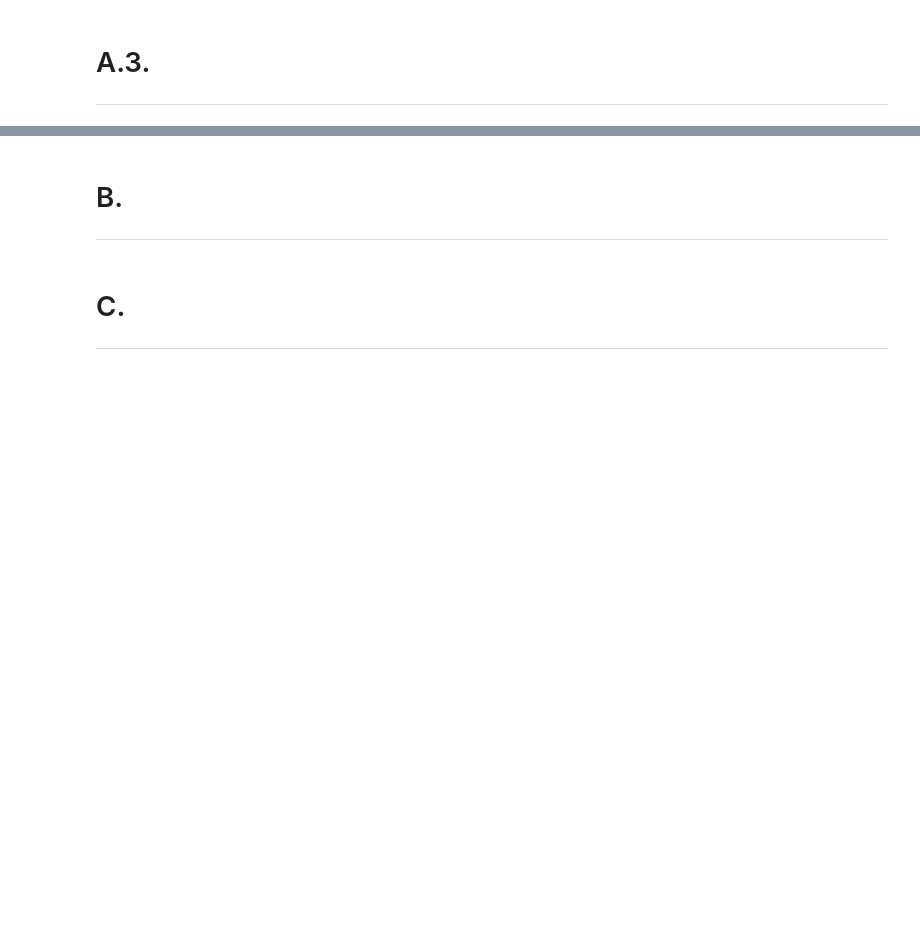
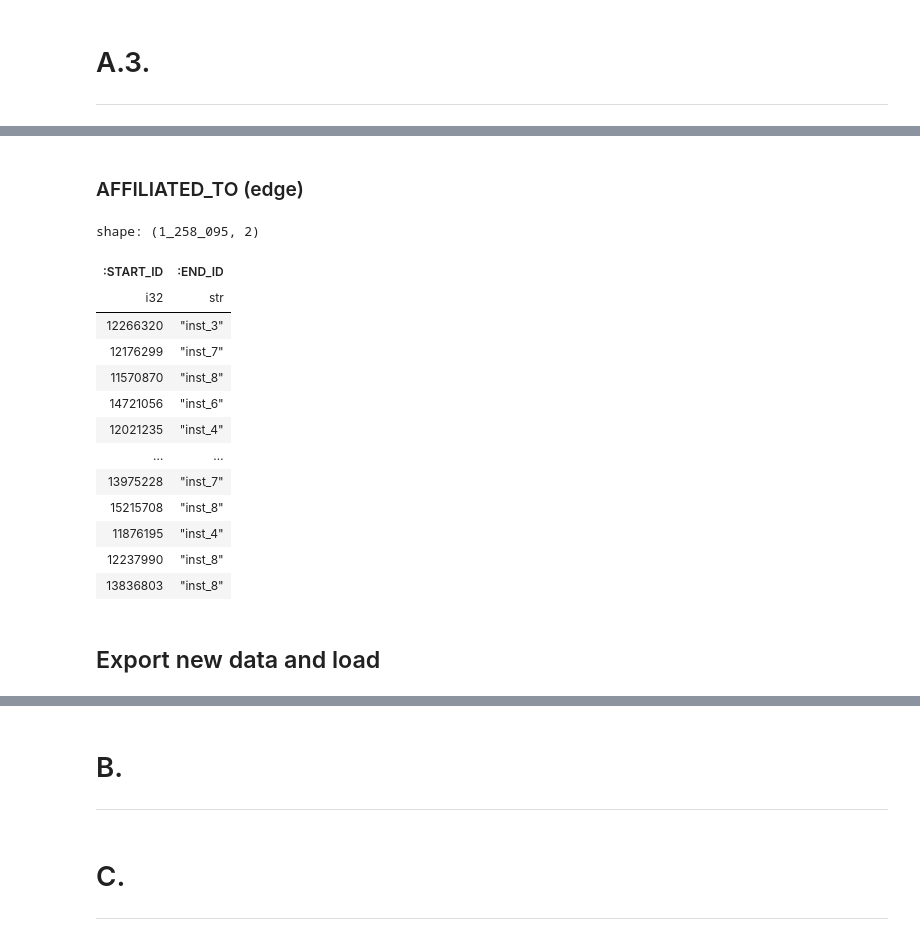
Before and after one commit to romj99/big_data_management_01, a Jupyter notebook: main.ipynb, the cells around one changed output, grey strips where cells are left out. Drawn from its saved outputs; the diff is of its cells as text; code cells hidden in the pictures; blank space fills up the shorter version.

```diff
--- a/main.ipynb
+++ b/main.ipynb
@@ -1421,0 +1488,34 @@ df_edge_of.write_csv(f'final_data/edge_of.csv', separator=';')
+# %% [markdown]
+### AFFILIATED_TO (edge)
+# %%
+institutions_ids = df_node_institution[":ID"].to_list()
+df_edge_affiliated_to = (
+    df_node_author
+    .select(":ID", "name:string")
+    .with_columns(
+        pl.Series([random.choice(institutions_ids) for _ in range(df_node_author.shape[0])]).alias("inst_id:ID"),
+    )
+    .rename({
+        ":ID": ":START_ID",
+        "inst_id:ID": ":END_ID"
+    })
+    .select(":START_ID", ":END_ID")
+)
+df_edge_affiliated_to
+# %% [output]
+shape: (1_258_095, 2)
+| :START_ID | :END_ID |
+| i32 | str |
+| 12266320 | "inst_3" |
+| 12176299 | "inst_7" |
+| 11570870 | "inst_8" |
+| 14721056 | "inst_6" |
+| 12021235 | "inst_4" |
+| … | … |
+| 13975228 | "inst_7" |
+| 15215708 | "inst_8" |
+| 11876195 | "inst_4" |
+| 12237990 | "inst_8" |
+| 13836803 | "inst_8" |
+# %% [markdown]
+## Export new data and load
```
Also changed, not shown: parts of 31 cells of this notebook.
